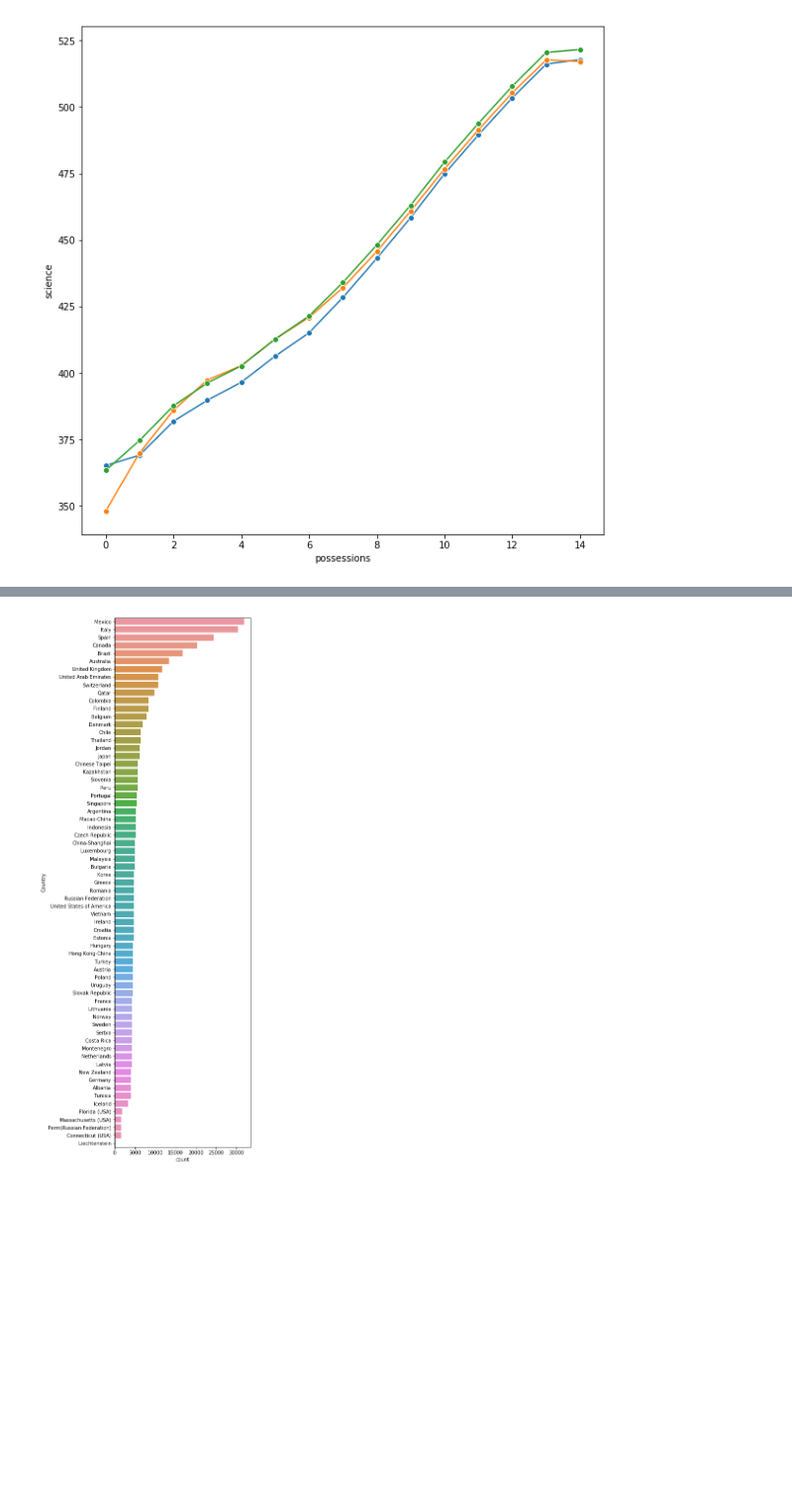
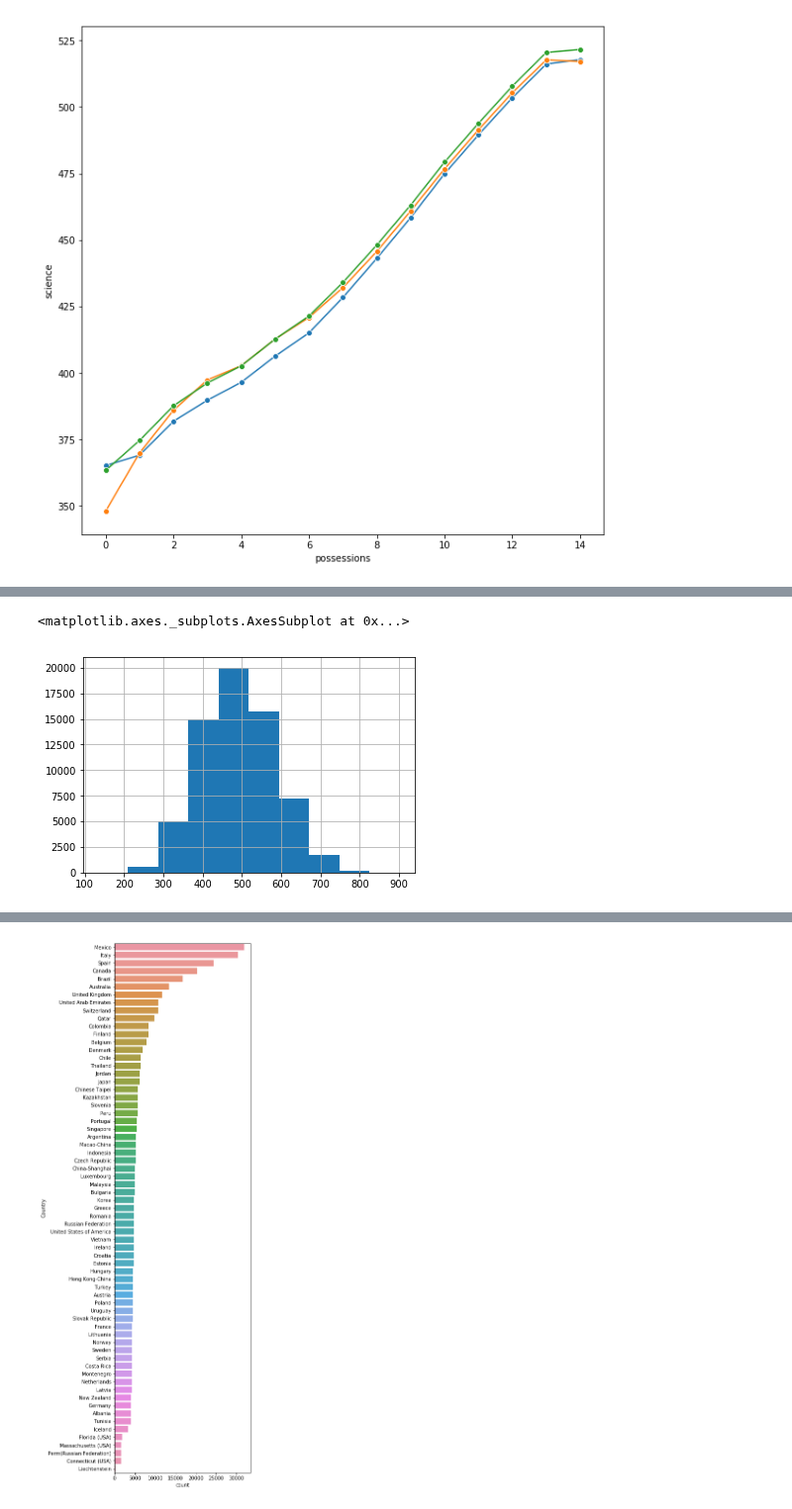
Before and after one commit to Steve-Choi/DAND, a Jupyter notebook: Communicate-Data-Findings/Communicate-Data-Findings.ipynb, the cells around one changed output, grey strips where cells are left out. Shown at 99% size. Cells and saved outputs as stored; diff of their text form; code cells hidden in the pictures; blank space fills up the shorter version.

```diff
--- a/Communicate-Data-Findings/Communicate-Data-Findings.ipynb
+++ b/Communicate-Data-Findings/Communicate-Data-Findings.ipynb
@@ -330,0 +362,5 @@ sns.regplot(x="possessions", y="math", data=df);
+# %%
+df[df['possessions'] == 11]['math'].hist()
+# %% [output]
+<matplotlib.axes._subplots.AxesSubplot at 0x...>
+[figure, added]
```
Also changed, not shown: parts of 10 cells of this notebook.
